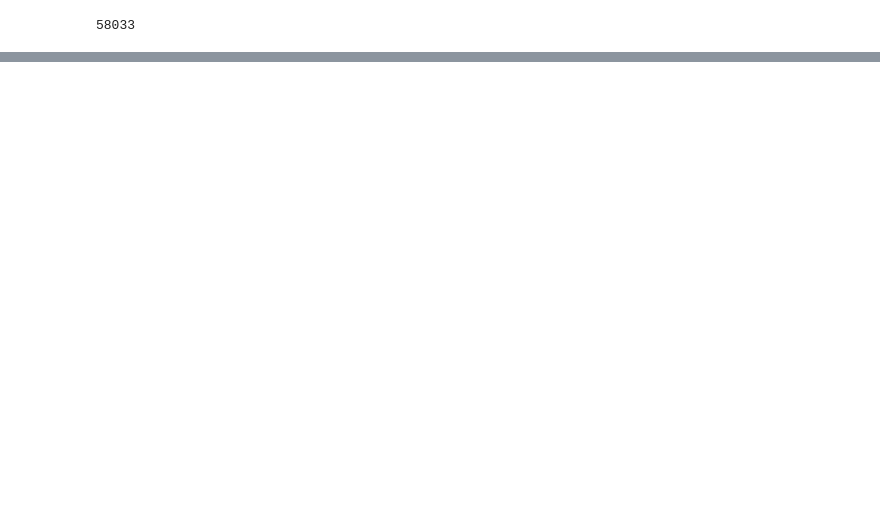
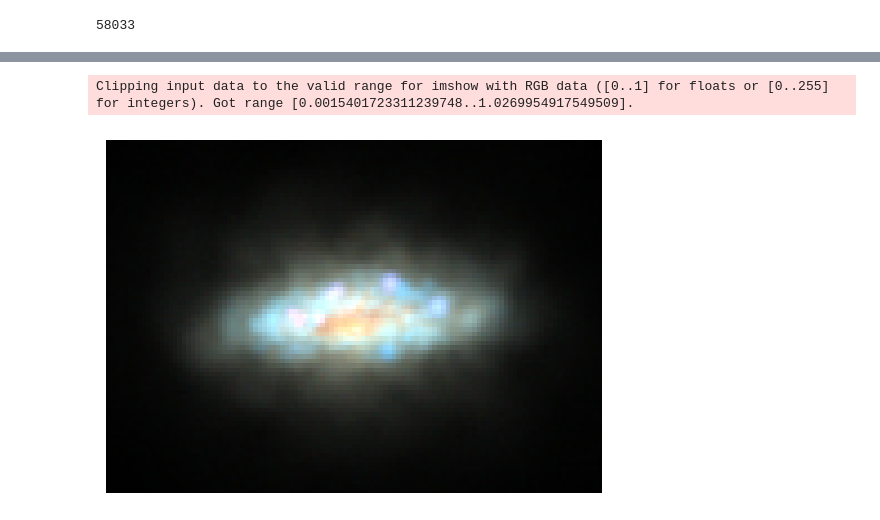
Before and after one commit to BerndDoser/PEST, a Jupyter notebook: devel/illustris_skirt.ipynb, the cells around one changed output, grey strips where cells are left out. Saved outputs shown, nothing was run; the diff lists cells and outputs as text; code cells hidden in the pictures; blank space fills up the shorter version.

```diff
--- a/devel/illustris_skirt.ipynb
+++ b/devel/illustris_skirt.ipynb
@@ -69,0 +24,46 @@ plt.show()
+# %%
+import numpy as np
+import matplotlib.pyplot as plt
+from scipy.ndimage import rotate as nd_rotate
+from pest import estimate_geometry_weighted
+
+# Ellipse parameters from stats
+x_c, y_c = stats["centroid"]
+a = stats["major_axis"]
+b = stats["minor_axis"]
+theta = stats["pa_rad"]
+
+# Rotate image so that the major axis is horizontal.
+# theta is the angle of the major axis from the column (x) direction;
+# rotating by np.degrees(theta) CCW aligns the major axis with the horizontal axis.
+rotation_deg = np.degrees(theta)
+rotated = nd_rotate(image, rotation_deg, reshape=True)
+
+# Re-estimate geometry on the rotated image to get the updated centroid
+stats_rot = estimate_geometry_weighted(rotated.copy())
+x_c2, y_c2 = stats_rot["centroid"]
+a2 = stats_rot["major_axis"]
+b2 = stats_rot["minor_axis"]
+
+MARGIN = 10
+
+# After rotation the major axis is horizontal, so bounding box is a2 wide and b2 tall
+col_min = int(np.floor(x_c2 - a2 - MARGIN))
+col_max = int(np.ceil(x_c2 + a2 + MARGIN))
+row_min = int(np.floor(y_c2 - b2 - MARGIN))
+row_max = int(np.ceil(y_c2 + b2 + MARGIN))
+
+H2, W2 = rotated.shape[:2]
+col_min = max(0, col_min)
+col_max = min(W2, col_max)
+row_min = max(0, row_min)
+row_max = min(H2, row_max)
+
+scaled = rotated[row_min:row_max, col_min:col_max]
+
+plt.imshow(scaled)
+plt.axis("off")
+plt.show()
+# %% [output]
+Clipping input data to the valid range for imshow with RGB data ([0..1] for floats or [0..255] for integers). Got range [0.0015401723311239748..1.0269954917549509].
+[figure, added]
```
Also changed, not shown: parts of 2 cells of this notebook, 1 other file.
